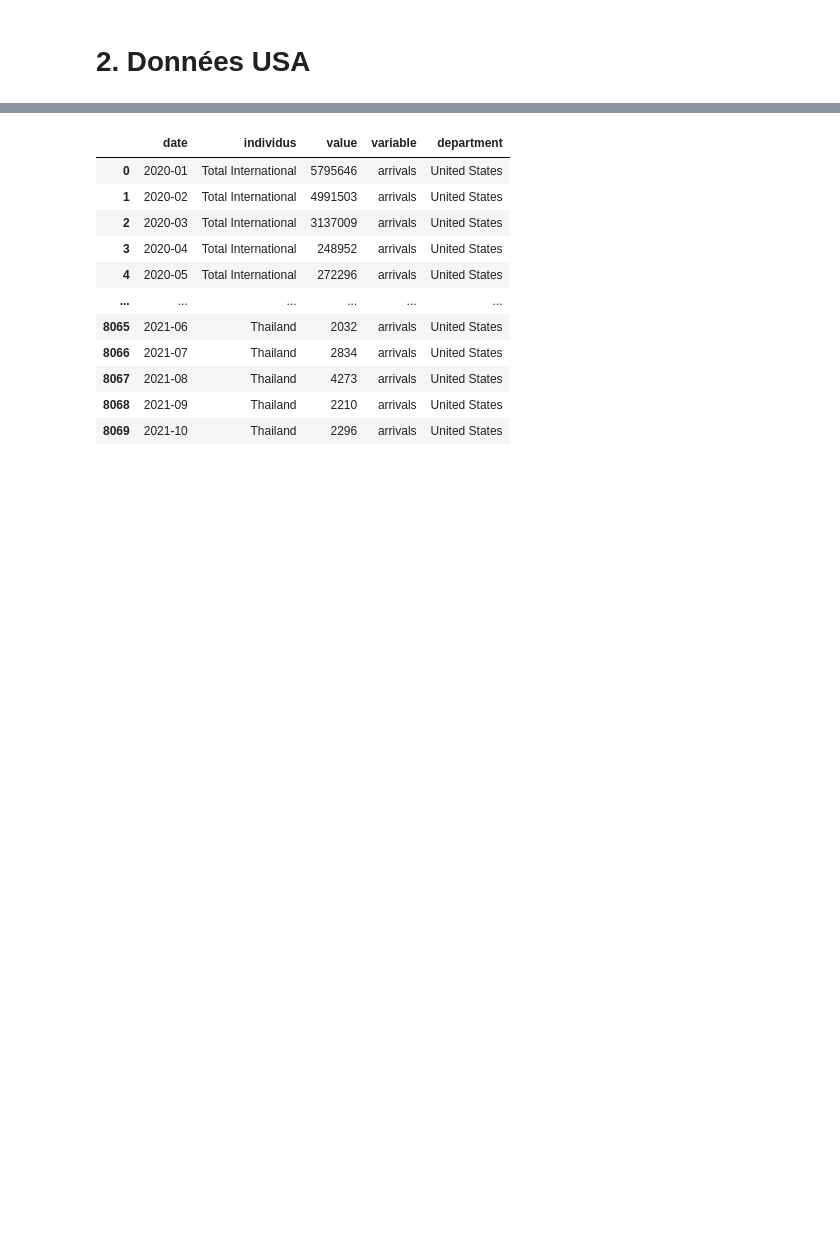
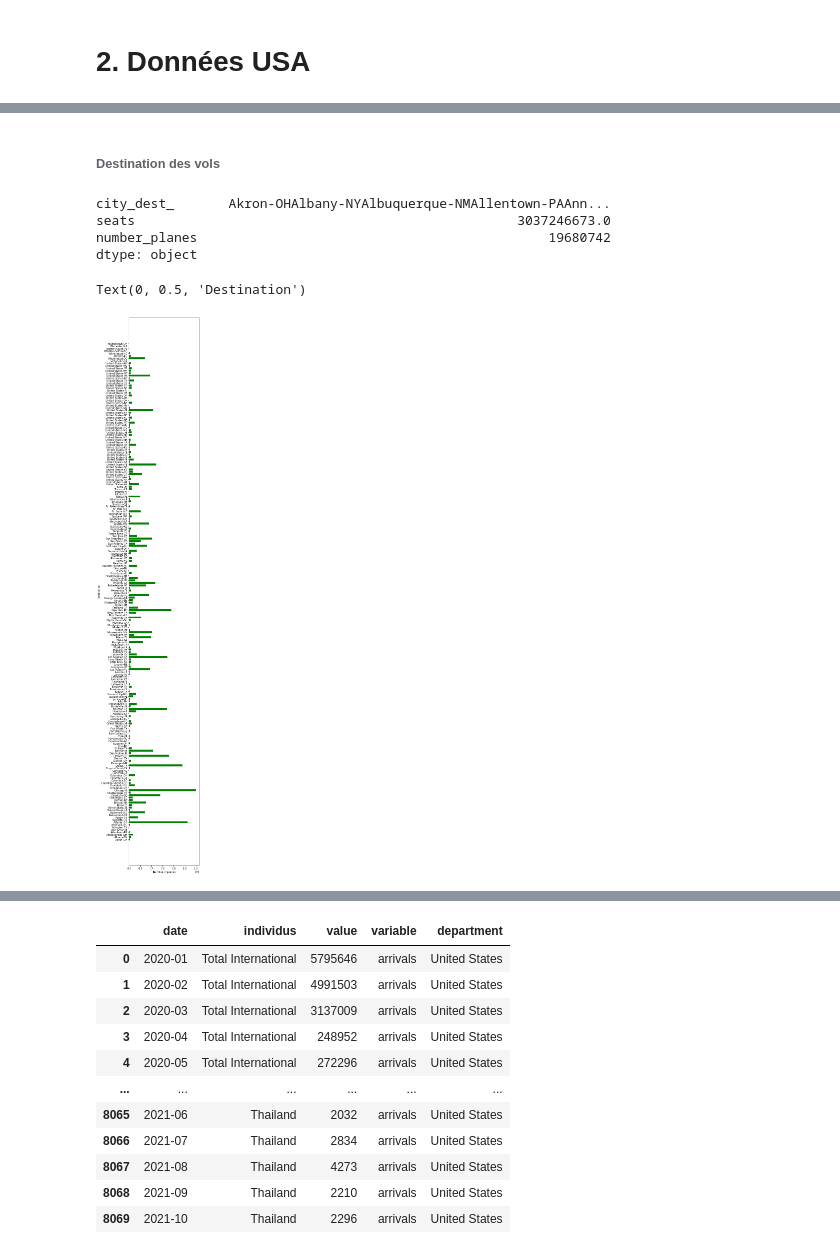
Before and after one commit to julienowack/stat_app, a Jupyter notebook: exploration des bdd.ipynb, the cells around one changed output, grey strips where cells are left out. Drawn from its saved outputs; the diff is of its cells as text; code cells hidden in the pictures; blank space fills up the shorter version.

```diff
--- a/exploration des bdd.ipynb
+++ b/exploration des bdd.ipynb
@@ -316,0 +319,3 @@ df_reviews_france
+# %%
+df_air_traffic_US = pd.read_csv('us_air_traffic_210712.csv')
+df_air_traffic_US
@@ -316,0 +336,23 @@ df_reviews_france
+# %% [markdown]
+###### Destination des vols
+# %%
+df_air_traffic_US2 = df_air_traffic_US.groupby('city_dest_').sum()
+df_air_traffic_US2 = df_air_traffic_US2.reset_index()
+# %%
+# Total de sièges et de vols vers les USA
+df_air_traffic_US3=df_air_traffic_US2.sum()
+df_air_traffic_US3
+# %% [output]
+city_dest_       Akron-OHAlbany-NYAlbuquerque-NMAllentown-PAAnn...
+seats                                                 3037246673.0
+number_planes                                             19680742
+dtype: object
+# %%
+# On visualise le nombre de vols qui arrivent dans les différents aéroports américains.
+fig = plt.figure(1, figsize=(5, 40))
+plt.barh( df_air_traffic_US2["city_dest_"], df_air_traffic_US2['number_planes'], color="green")
+plt.xlabel('Number of planes')
+plt.ylabel('Destination')
+# %% [output]
+Text(0, 0.5, 'Destination')
+[figure, added]
```
Also changed, not shown: parts of 16 cells of this notebook.
